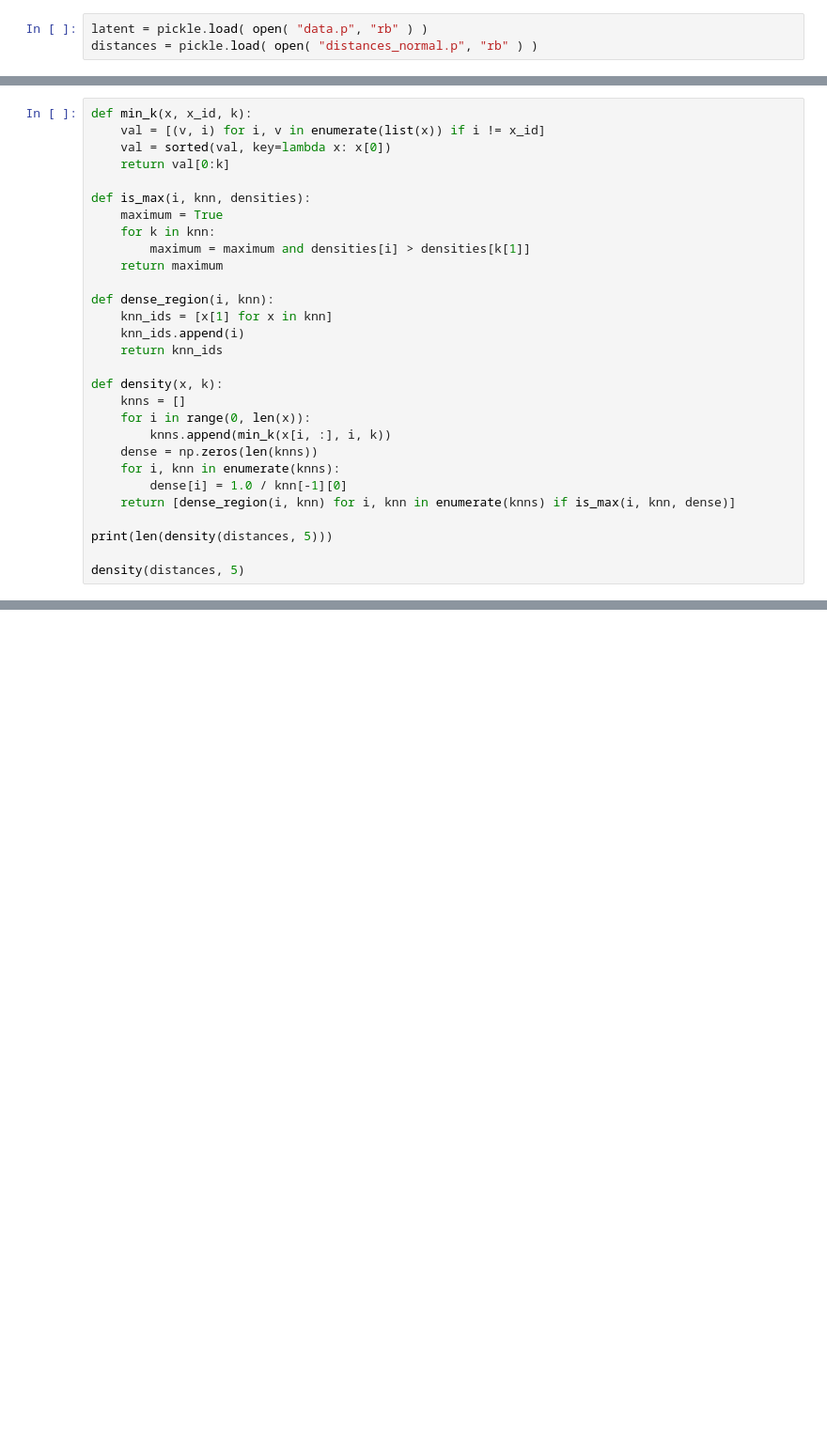
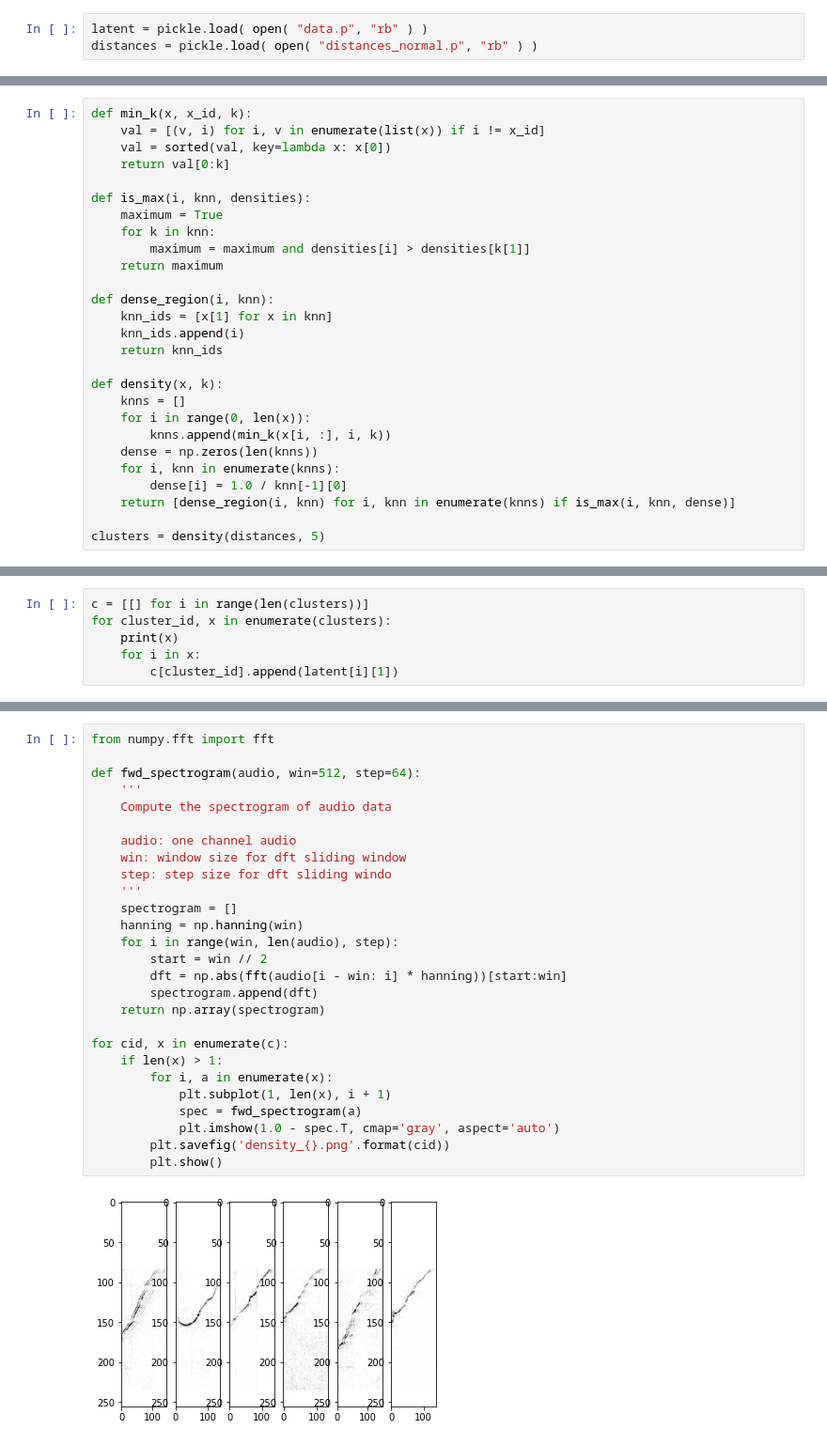
Before and after one commit to dkohlsdorf/wdp-ds, a Jupyter notebook: scripts/DensityBasedDiscovery.ipynb, the cells around one changed output, grey strips where cells are left out. Shown at 94% size. Drawn from its saved outputs; the diff is of its cells as text; blank space fills up the shorter version.

```diff
--- a/scripts/DensityBasedDiscovery.ipynb
+++ b/scripts/DensityBasedDiscovery.ipynb
@@ -36,6 +36,4 @@ def density(x, k):
         dense[i] = 1.0 / knn[-1][0]
     return [dense_region(i, knn) for i, knn in enumerate(knns) if is_max(i, knn, dense)]
 
-print(len(density(distances, 5)))
-
-density(distances, 5)
+clusters = density(distances, 5)
@@ -60,0 +40,6 @@ density(distances, 5)
+# %%
+c = [[] for i in range(len(clusters))]
+for cluster_id, x in enumerate(clusters):
+    print(x)
+    for i in x:
+        c[cluster_id].append(latent[i][1])
@@ -60,0 +49,29 @@ density(distances, 5)
+# %%
+from numpy.fft import fft
+
+def fwd_spectrogram(audio, win=512, step=64):
+    '''
+    Compute the spectrogram of audio data
+
+    audio: one channel audio
+    win: window size for dft sliding window
+    step: step size for dft sliding windo
+    '''
+    spectrogram = []
+    hanning = np.hanning(win)
+    for i in range(win, len(audio), step):
+        start = win // 2
+        dft = np.abs(fft(audio[i - win: i] * hanning))[start:win]
+        spectrogram.append(dft)
+    return np.array(spectrogram)
+
+for cid, x in enumerate(c):
+    if len(x) > 1:
+        for i, a in enumerate(x):
+            plt.subplot(1, len(x), i + 1)
+            spec = fwd_spectrogram(a)
+            plt.imshow(1.0 - spec.T, cmap='gray', aspect='auto')
+        plt.savefig('density_{}.png'.format(cid))
+        plt.show()
+# %% [output]
+[figure, added]
```
Also changed, not shown: parts of 4 cells of this notebook, 14 other files.
